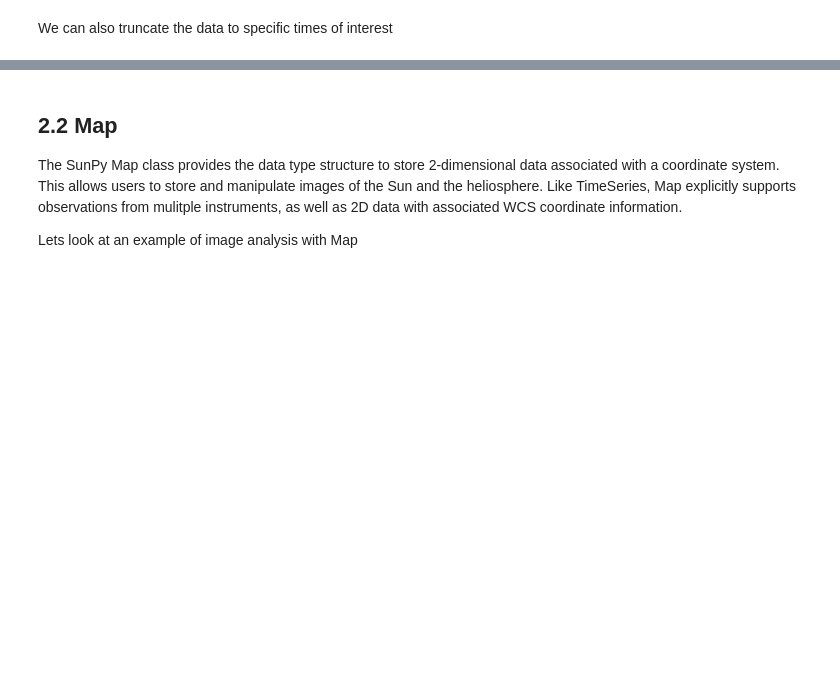
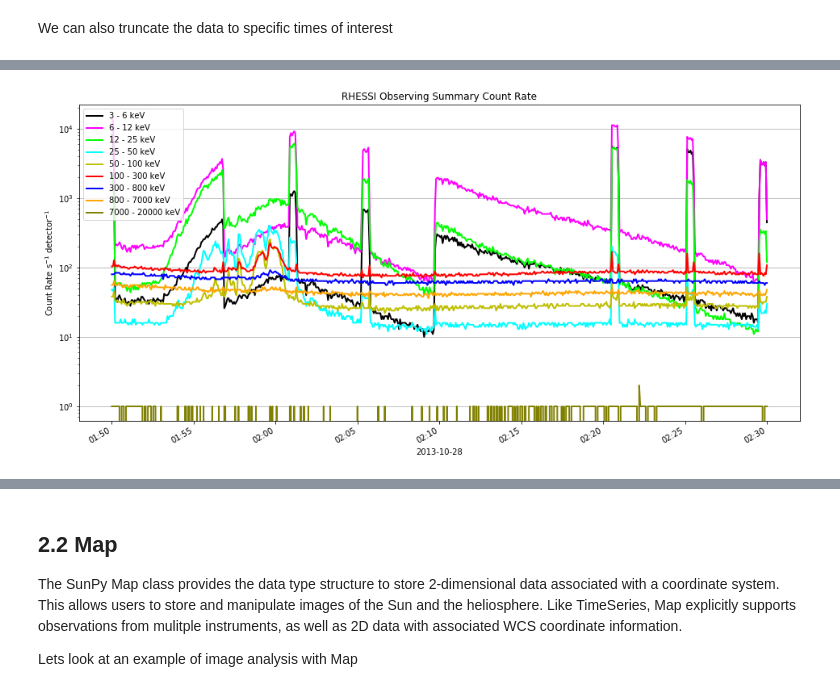
Before and after one commit to sunpy/previous-workshop-notebooks, a Jupyter notebook: 2019_spd/sunpy-1.0-spd2019-aquiring-data-and-data-classes.ipynb, the cells around one changed output, grey strips where cells are left out. Saved outputs shown, nothing was run; the diff lists cells and outputs as text; code cells hidden in the pictures; blank space fills up the shorter version.

```diff
--- a/2019_spd/sunpy-1.0-spd2019-aquiring-data-and-data-classes.ipynb
+++ b/2019_spd/sunpy-1.0-spd2019-aquiring-data-and-data-classes.ipynb
@@ -217,0 +243,3 @@ We can also truncate the data to specific times of interest
+# %%
+test = Fido.search(a.Time('2013-10-28 01:50', '2013-10-28 02:30'), a.Instrument('RHESSI'))
+test
@@ -217,0 +251,2 @@ We can also truncate the data to specific times of interest
+# %%
+file_r = Fido.fetch(test)
@@ -217,0 +266,6 @@ We can also truncate the data to specific times of interest
+# %%
+rhessi_lc = ts.TimeSeries(file_r)
+rhessi_lc_flare = rhessi_lc.truncate('2013-10-28 01:50', '2013-10-28 02:30')
+rhessi_lc_flare.peek()
+# %% [output]
+[figure, added]
```
Also changed, not shown: parts of 14 cells of this notebook, 1 other file.
